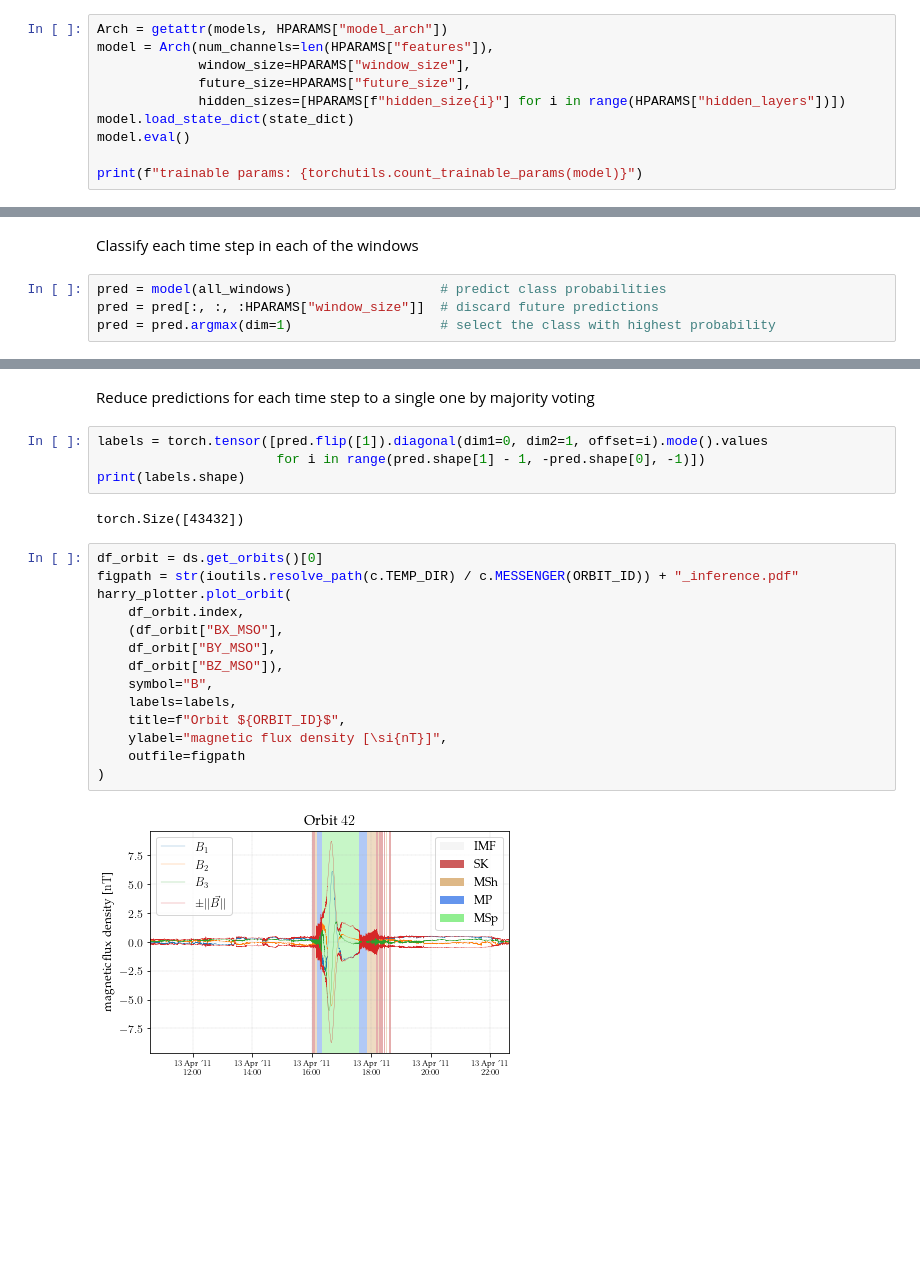
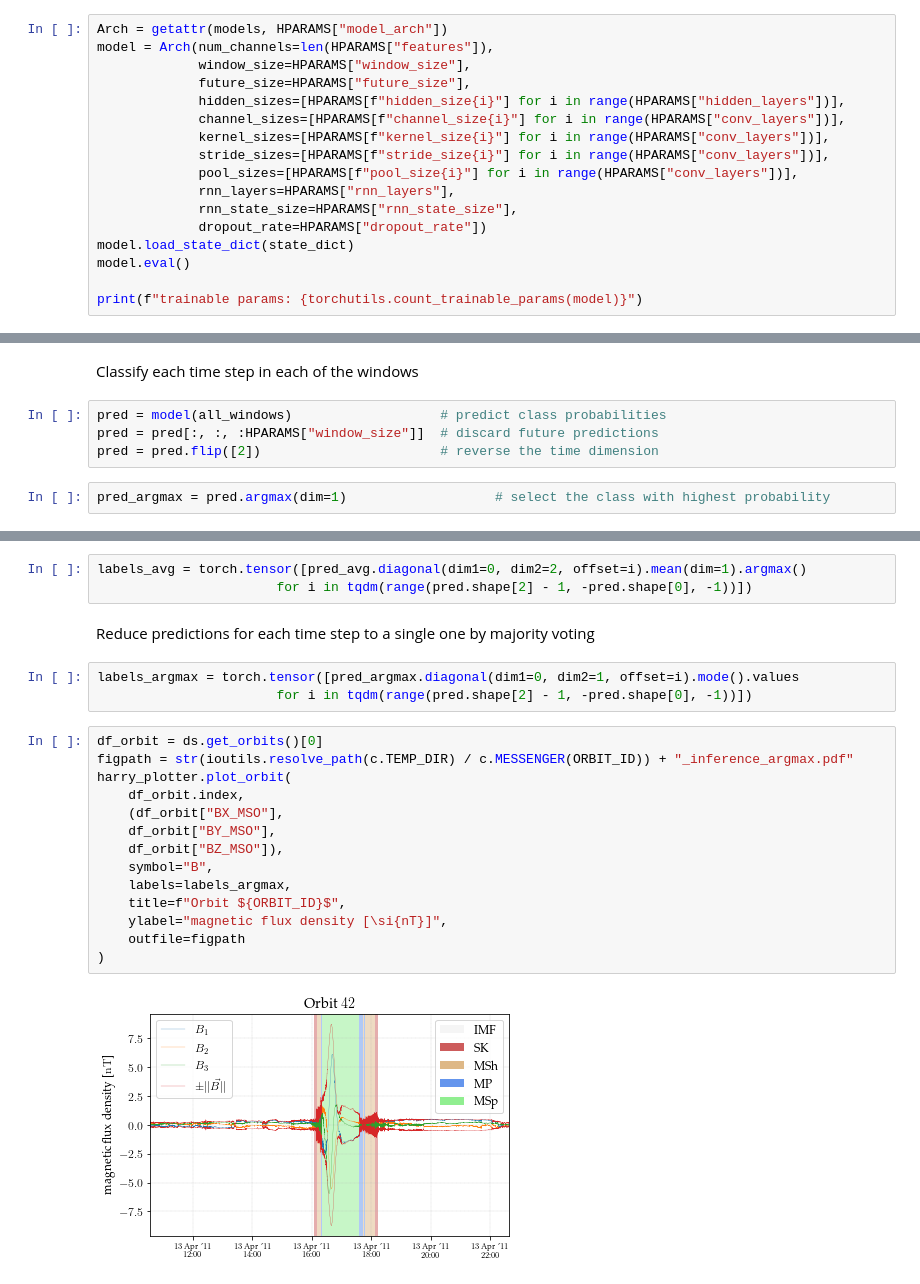
Before and after one commit to nkirschi/Freddie, a Jupyter notebook: notebooks/model/inference.ipynb, the cells around one changed output, grey strips where cells are left out. Saved outputs shown, nothing was run; the diff lists cells and outputs as text; blank space fills up the shorter version.

```diff
--- a/notebooks/model/inference.ipynb
+++ b/notebooks/model/inference.ipynb
@@ -38,7 +39,14 @@ Arch = getattr(models, HPARAMS["model_arch"])
 model = Arch(num_channels=len(HPARAMS["features"]),
              window_size=HPARAMS["window_size"],
              future_size=HPARAMS["future_size"],
-             hidden_sizes=[HPARAMS[f"hidden_size{i}"] for i in range(HPARAMS["hidden_layers"])])
+             hidden_sizes=[HPARAMS[f"hidden_size{i}"] for i in range(HPARAMS["hidden_layers"])],
+             channel_sizes=[HPARAMS[f"channel_size{i}"] for i in range(HPARAMS["conv_layers"])],
+             kernel_sizes=[HPARAMS[f"kernel_size{i}"] for i in range(HPARAMS["conv_layers"])],
+             stride_sizes=[HPARAMS[f"stride_size{i}"] for i in range(HPARAMS["conv_layers"])],
+             pool_sizes=[HPARAMS[f"pool_size{i}"] for i in range(HPARAMS["conv_layers"])],
+             rnn_layers=HPARAMS["rnn_layers"],
+             rnn_state_size=HPARAMS["rnn_state_size"],
+             dropout_rate=HPARAMS["dropout_rate"])
 model.load_state_dict(state_dict)
 model.eval()
 
@@ -54,4 +62,6 @@ Classify each time step in each of the windows
 # %%
 pred = model(all_windows)                   # predict class probabilities
 pred = pred[:, :, :HPARAMS["window_size"]]  # discard future predictions
-pred = pred.argmax(dim=1)                   # select the class with highest probability
+pred = pred.flip([2])                       # reverse the time dimension
+# %%
+pred_argmax = pred.argmax(dim=1)                   # select the class with highest probability
@@ -58,24 +70,24 @@ pred = pred.argmax(dim=1)                   # select the class with highest prob
+# %%
+labels_avg = torch.tensor([pred_avg.diagonal(dim1=0, dim2=2, offset=i).mean(dim=1).argmax()
+                       for i in tqdm(range(pred.shape[2] - 1, -pred.shape[0], -1))])
 # %% [markdown]
 Reduce predictions for each time step to a single one by majority voting
 # %%
-labels = torch.tensor([pred.flip([1]).diagonal(dim1=0, dim2=1, offset=i).mode().values
-                       for i in range(pred.shape[1] - 1, -pred.shape[0], -1)])
-print(labels.shape)
+labels_argmax = torch.tensor([pred_argmax.diagonal(dim1=0, dim2=1, offset=i).mode().values
+                       for i in tqdm(range(pred.shape[2] - 1, -pred.shape[0], -1))])
-# %% [output]
-torch.Size([43432])
 # %%
 df_orbit = ds.get_orbits()[0]
-figpath = str(ioutils.resolve_path(c.TEMP_DIR) / c.MESSENGER(ORBIT_ID)) + "_inference.pdf"
+figpath = str(ioutils.resolve_path(c.TEMP_DIR) / c.MESSENGER(ORBIT_ID)) + "_inference_argmax.pdf"
 harry_plotter.plot_orbit(
     df_orbit.index,
     (df_orbit["BX_MSO"],
     df_orbit["BY_MSO"],
     df_orbit["BZ_MSO"]),
     symbol="B",
-    labels=labels,
+    labels=labels_argmax,
     title=f"Orbit ${ORBIT_ID}$",
     ylabel="magnetic flux density [\si{nT}]",
     outfile=figpath
 )
 # %% [output]
-[figure, old version]
+[figure, new version]
```
Also changed, not shown: parts of 5 cells of this notebook.
